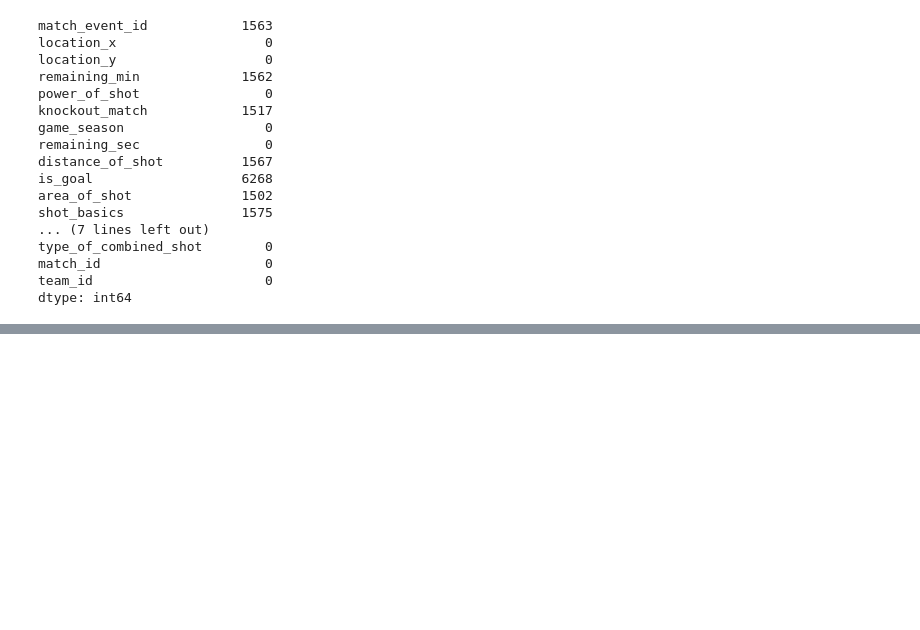
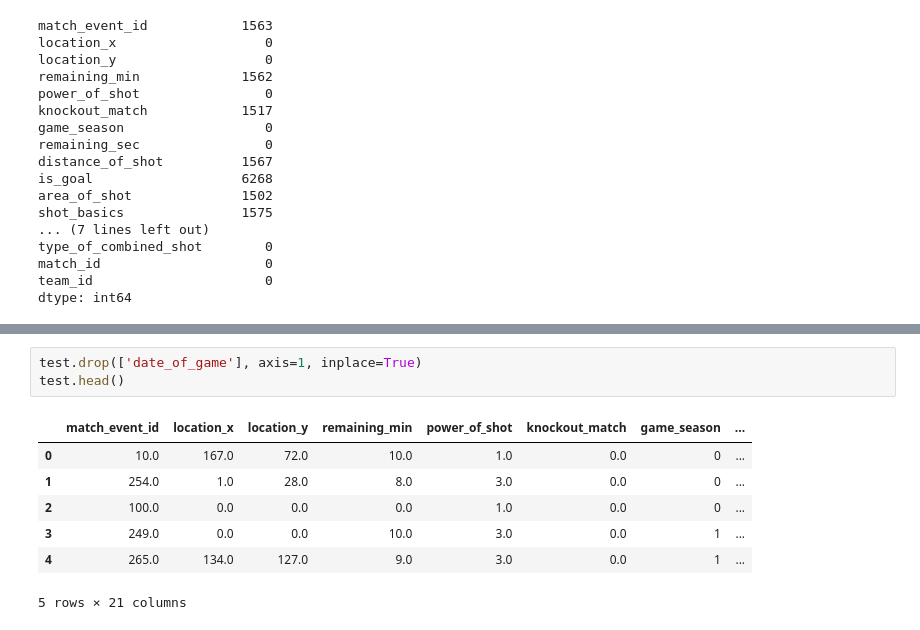
Before and after one commit to manan-bedi2908/Christiano-Ronaldo, a Jupyter notebook: ronaldo_manan.ipynb, the cells around one changed output, grey strips where cells are left out. Cells and saved outputs as stored; diff of their text form; blank space fills up the shorter version.

```diff
--- a/ronaldo_manan.ipynb
+++ b/ronaldo_manan.ipynb
@@ -335,0 +778,11 @@ Null values in column home/away after the forward fill = 0
+# %%
+test.drop(['date_of_game'], axis=1, inplace=True)
+test.head()
+# %% [output]
+|  | match_event_id | location_x | location_y | remaining_min | power_of_shot | knockout_match | game_season | ... |
+| 0 | 10.0 | 167.0 | 72.0 | 10.0 | 1.0 | 0.0 | 0 | ... |
+| 1 | 254.0 | 1.0 | 28.0 | 8.0 | 3.0 | 0.0 | 0 | ... |
+| 2 | 100.0 | 0.0 | 0.0 | 0.0 | 1.0 | 0.0 | 0 | ... |
+| 3 | 249.0 | 0.0 | 0.0 | 10.0 | 3.0 | 0.0 | 1 | ... |
+| 4 | 265.0 | 134.0 | 127.0 | 9.0 | 3.0 | 0.0 | 1 | ... |
+5 rows × 21 columns
```
Also changed, not shown: parts of 51 cells of this notebook.
